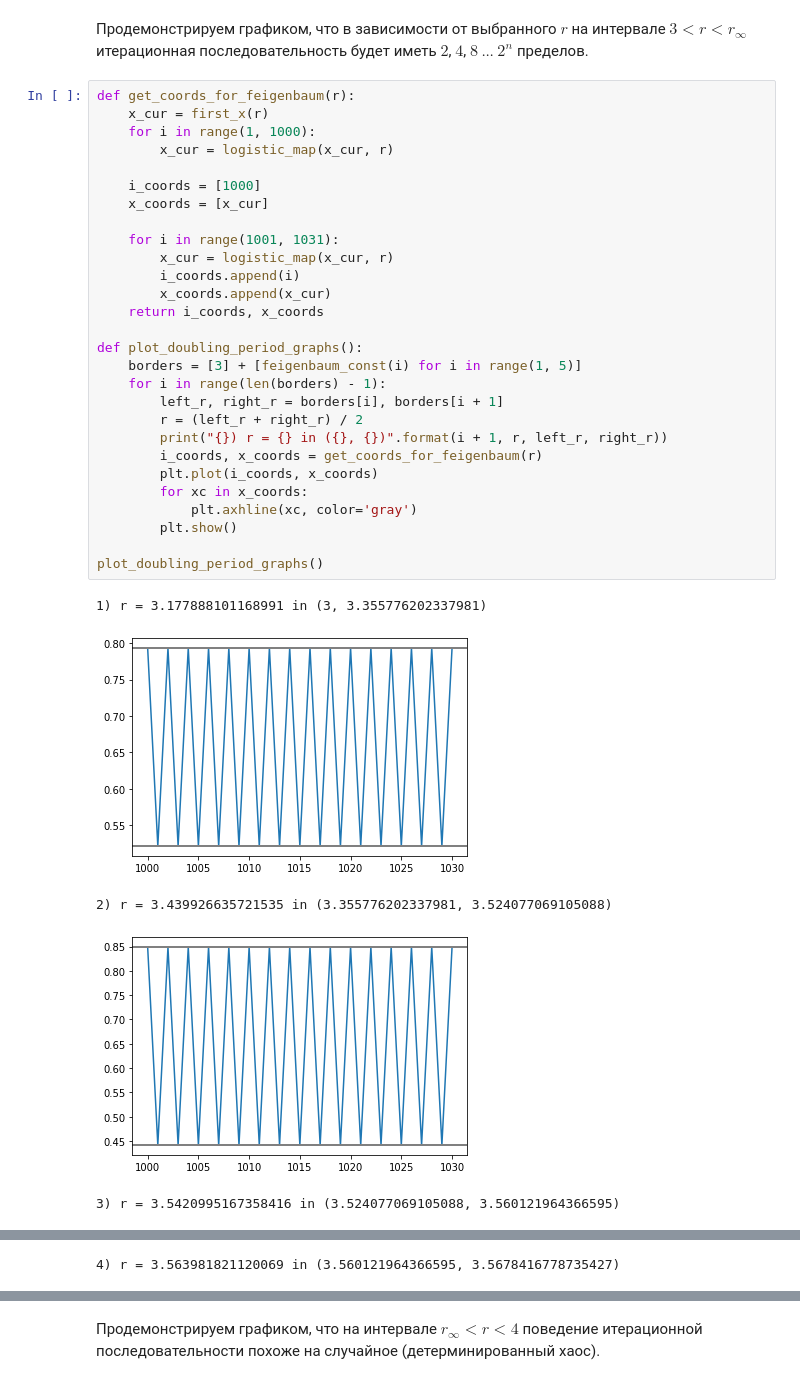
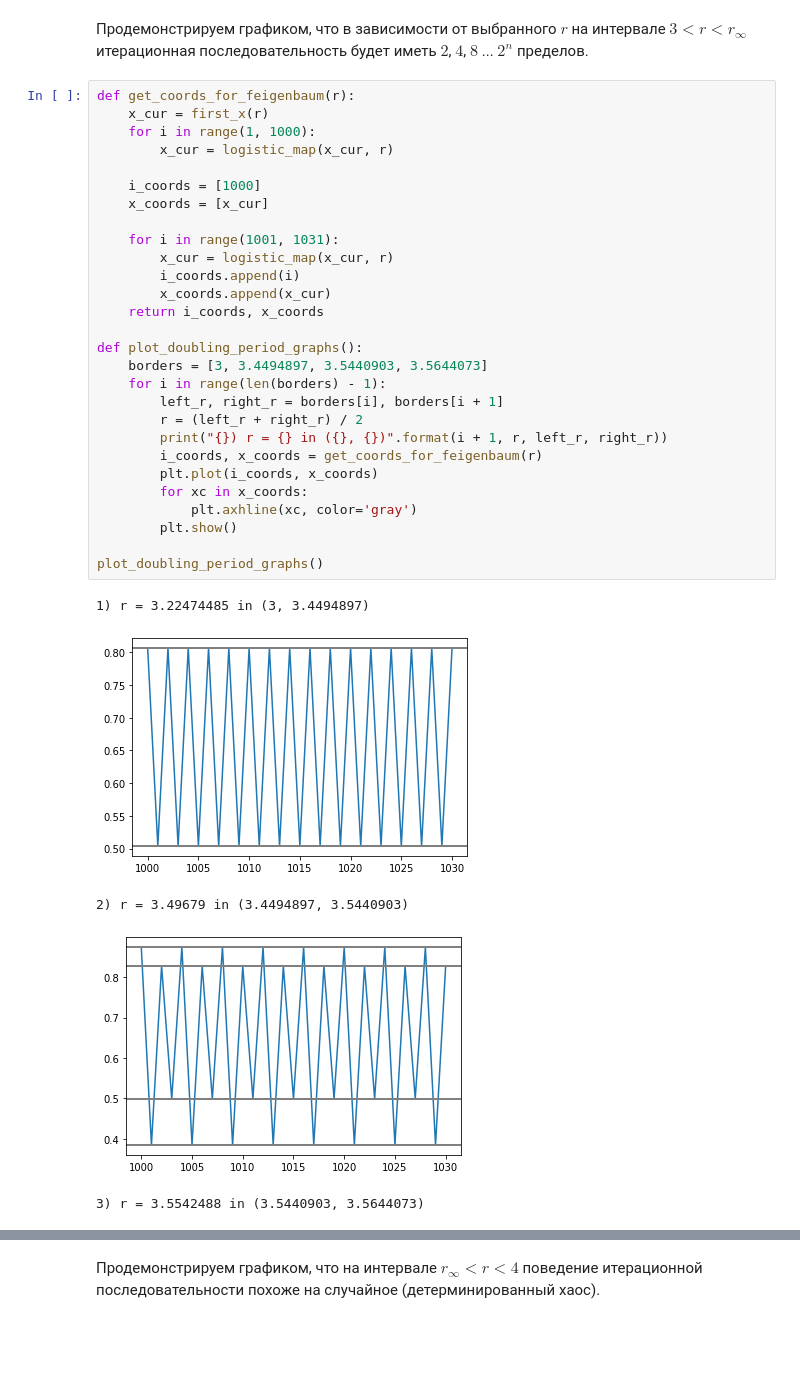
Before and after one commit to pavponn/computational-methods, a Jupyter notebook: homework-1/task2.ipynb, the cells around one changed output, grey strips where cells are left out. Drawn from its saved outputs; the diff is of its cells as text; blank space fills up the shorter version.

Commit message:
[hw2.1] Improve chaos and period doubling plots

```diff
--- a/homework-1/task2.ipynb
+++ b/homework-1/task2.ipynb
@@ -310,34 +315,34 @@ show_chaos()
 # %%
 def get_coords_for_feigenbaum(r):
     x_cur = first_x(r)
     for i in range(1, 1000):
         x_cur = logistic_map(x_cur, r)
 
     i_coords = [1000]
     x_coords = [x_cur]
 
     for i in range(1001, 1031):
         x_cur = logistic_map(x_cur, r)
         i_coords.append(i)
         x_coords.append(x_cur)
     return i_coords, x_coords
 
 def plot_doubling_period_graphs():
-    borders = [3] + [feigenbaum_const(i) for i in range(1, 5)]
+    borders = [3, 3.4494897, 3.5440903, 3.5644073]
     for i in range(len(borders) - 1):
         left_r, right_r = borders[i], borders[i + 1]
         r = (left_r + right_r) / 2
         print("{}) r = {} in ({}, {})".format(i + 1, r, left_r, right_r))
         i_coords, x_coords = get_coords_for_feigenbaum(r)
         plt.plot(i_coords, x_coords)
         for xc in x_coords:
             plt.axhline(xc, color='gray')
         plt.show()
 
 plot_doubling_period_graphs()
 # %% [output]
-1) r = 3.177888101168991 in (3, 3.355776202337981)
+1) r = 3.22474485 in (3, 3.4494897)
-[figure, old version]
+[figure, new version]
-2) r = 3.439926635721535 in (3.355776202337981, 3.524077069105088)
+2) r = 3.49679 in (3.4494897, 3.5440903)
-[figure, old version]
+[figure, new version]
-3) r = 3.5420995167358416 in (3.524077069105088, 3.560121964366595)
+3) r = 3.5542488 in (3.5440903, 3.5644073)
@@ -345 +349,0 @@ plot_doubling_period_graphs()
-4) r = 3.563981821120069 in (3.560121964366595, 3.5678416778735427)
```
Also changed, not shown: parts of 4 cells of this notebook.
